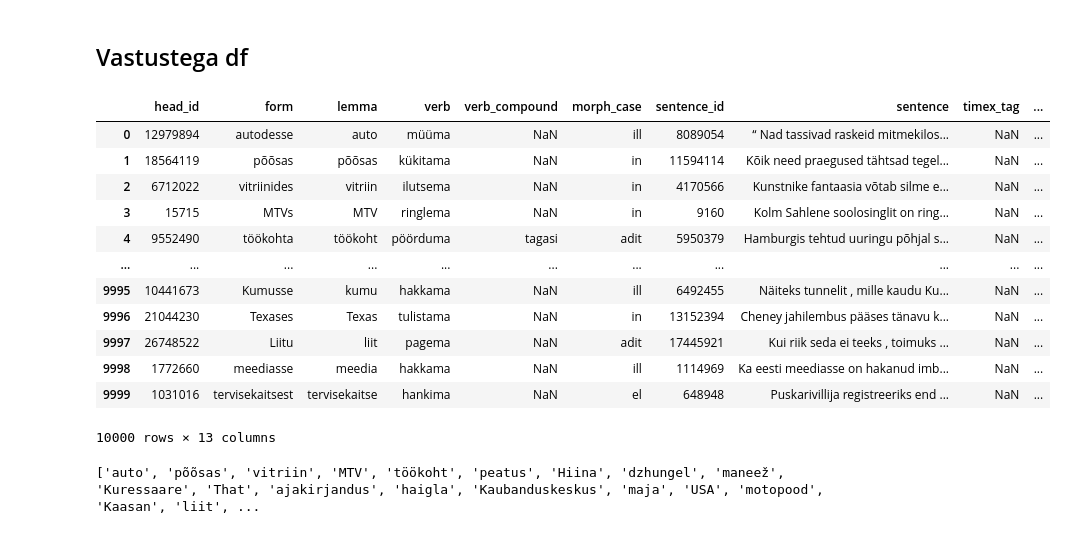
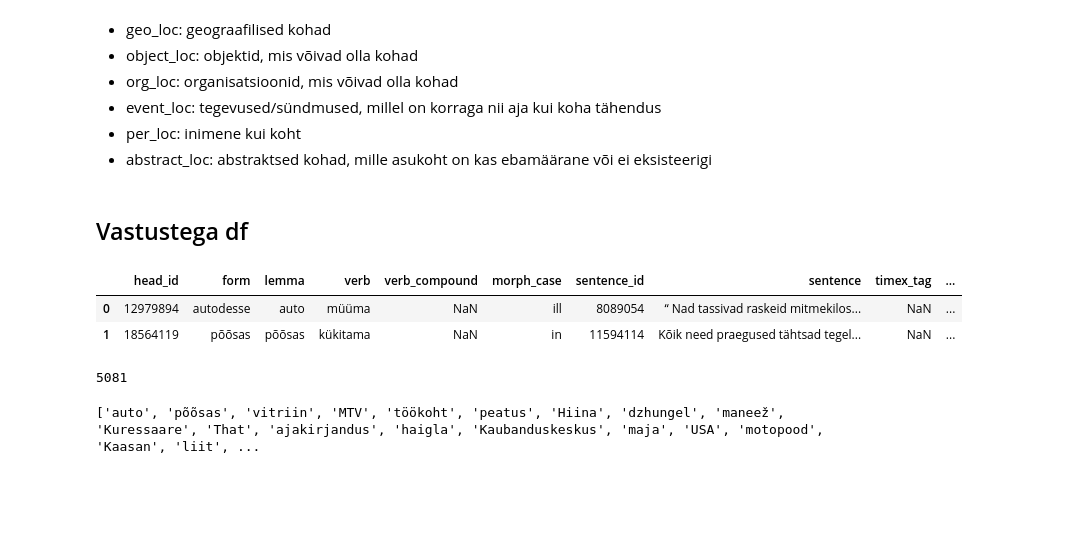
Before and after one commit to estnltk/syntax_experiments, a Jupyter notebook: physical_location_labelling/physical_location_by_context/v04_verb-case_pattern/code/subset_analysis/annotation_guideline/n80_10k_make_testsets.ipynb, the cells around one changed output. Drawn from its saved outputs; the diff is of its cells as text; code cells hidden in the pictures; blank space fills up the shorter version.

```diff
--- a/physical_location_labelling/physical_location_by_context/v04_verb-case_pattern/code/subset_analysis/annotation_guideline/n80_10k_make_testsets.ipynb
+++ b/physical_location_labelling/physical_location_by_context/v04_verb-case_pattern/code/subset_analysis/annotation_guideline/n80_10k_make_testsets.ipynb
@@ -11,27 +12,28 @@ import time
 # %%
 pd.set_option('display.max_colwidth', None)
+# %% [markdown]
+* geo_loc: geograafilised kohad
+* object_loc: objektid, mis võivad olla kohad
+* org_loc: organisatsioonid, mis võivad olla kohad
+* event_loc: tegevused/sündmused, millel on korraga nii aja kui koha tähendus
+* per_loc: inimene kui koht
+* abstract_loc: abstraktsed kohad, mille asukoht on kas ebamäärane või ei eksisteerigi
 # %% [markdown]
 ## Vastustega df
 # %%
 df = pd.read_csv("../gpt_output/n80_examples_large_v1_gpt_v1_10K_b12_v1.csv", encoding="utf-8", sep="|")
 # %%
-df
+df.head(2)
 # %% [output]
 |  | head_id | form | lemma | verb | verb_compound | morph_case | sentence_id | sentence | timex_tag | ... |
 | 0 | 12979894 | autodesse | auto | müüma | NaN | ill | 8089054 | “ Nad tassivad raskeid mitmekilos... | NaN | ... |
 | 1 | 18564119 | põõsas | põõsas | kükitama | NaN | in | 11594114 | Kõik need praegused tähtsad tegel... | NaN | ... |
-| 2 | 6712022 | vitriinides | vitriin | ilutsema | NaN | in | 4170566 | Kunstnike fantaasia võtab silme e... | NaN | ... |
-| 3 | 15715 | MTVs | MTV | ringlema | NaN | in | 9160 | Kolm Sahlene soolosinglit on ring... | NaN | ... |
-| 4 | 9552490 | töökohta | töökoht | pöörduma | tagasi | adit | 5950379 | Hamburgis tehtud uuringu põhjal s... | NaN | ... |
-| ... | ... | ... | ... | ... | ... | ... | ... | ... | ... | ... |
-| 9995 | 10441673 | Kumusse | kumu | hakkama | NaN | ill | 6492455 | Näiteks tunnelit , mille kaudu Ku... | NaN | ... |
-| 9996 | 21044230 | Texases | Texas | tulistama | NaN | in | 13152394 | Cheney jahilembus pääses tänavu k... | NaN | ... |
-| 9997 | 26748522 | Liitu | liit | pagema | NaN | adit | 17445921 | Kui riik seda ei teeks , toimuks ... | NaN | ... |
-| 9998 | 1772660 | meediasse | meedia | hakkama | NaN | ill | 1114969 | Ka eesti meediasse on hakanud imb... | NaN | ... |
-| 9999 | 1031016 | tervisekaitsest | tervisekaitse | hankima | NaN | el | 648948 | Puskarivillija registreeriks end ... | NaN | ... |
-10000 rows × 13 columns
 # %%
 saving_columns = ["head_id", "form", "lemma", "verb", "verb_compound", "morph_case", "sentence_id", "sentence", "timex_tag", "ekilex_tag", "ner_tag"]
+# %%
+len(list(df["lemma"].unique()))
+# %% [output]
+5081
 # %%
 print(list(df["lemma"].unique()))
 # %% [output]
```
Also changed, not shown: parts of 42 cells of this notebook, 4 other files.
